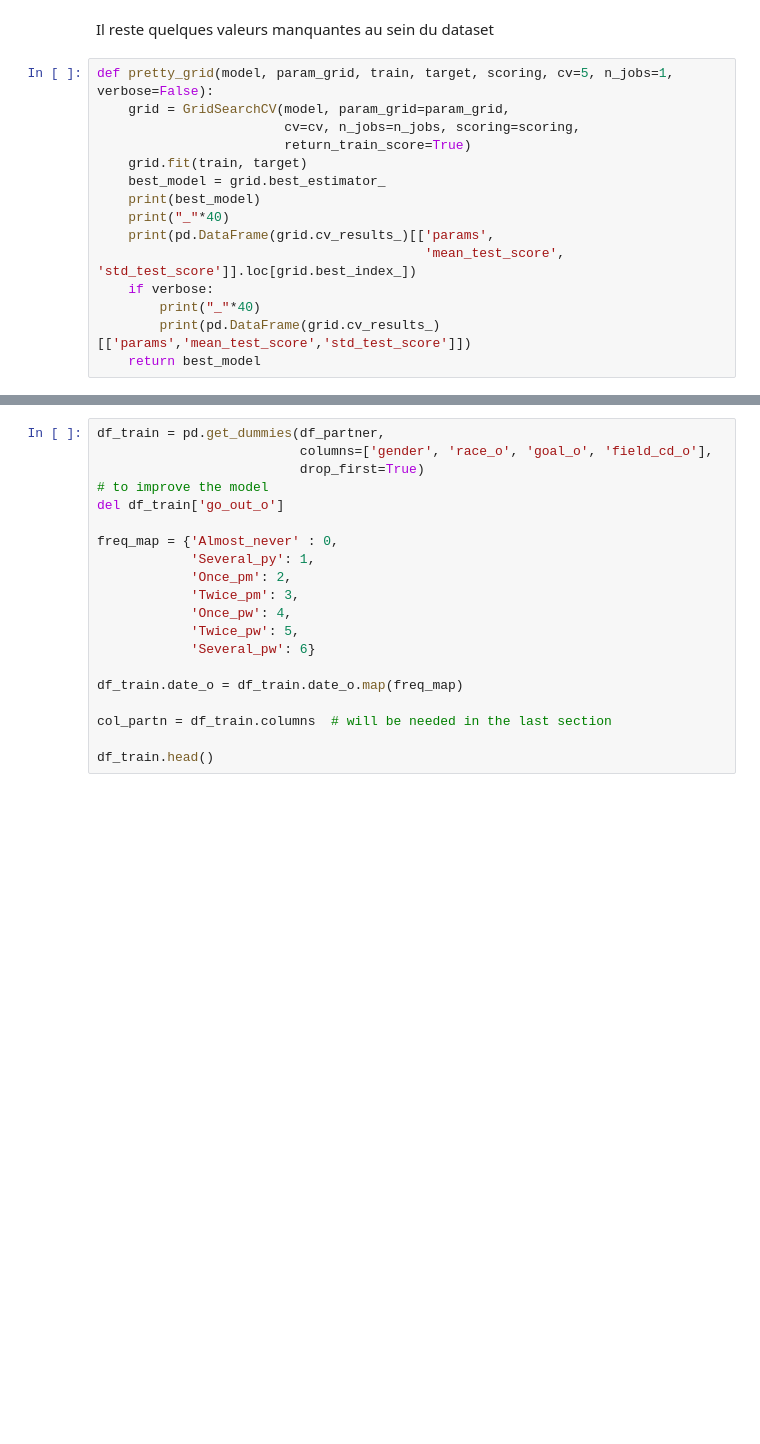
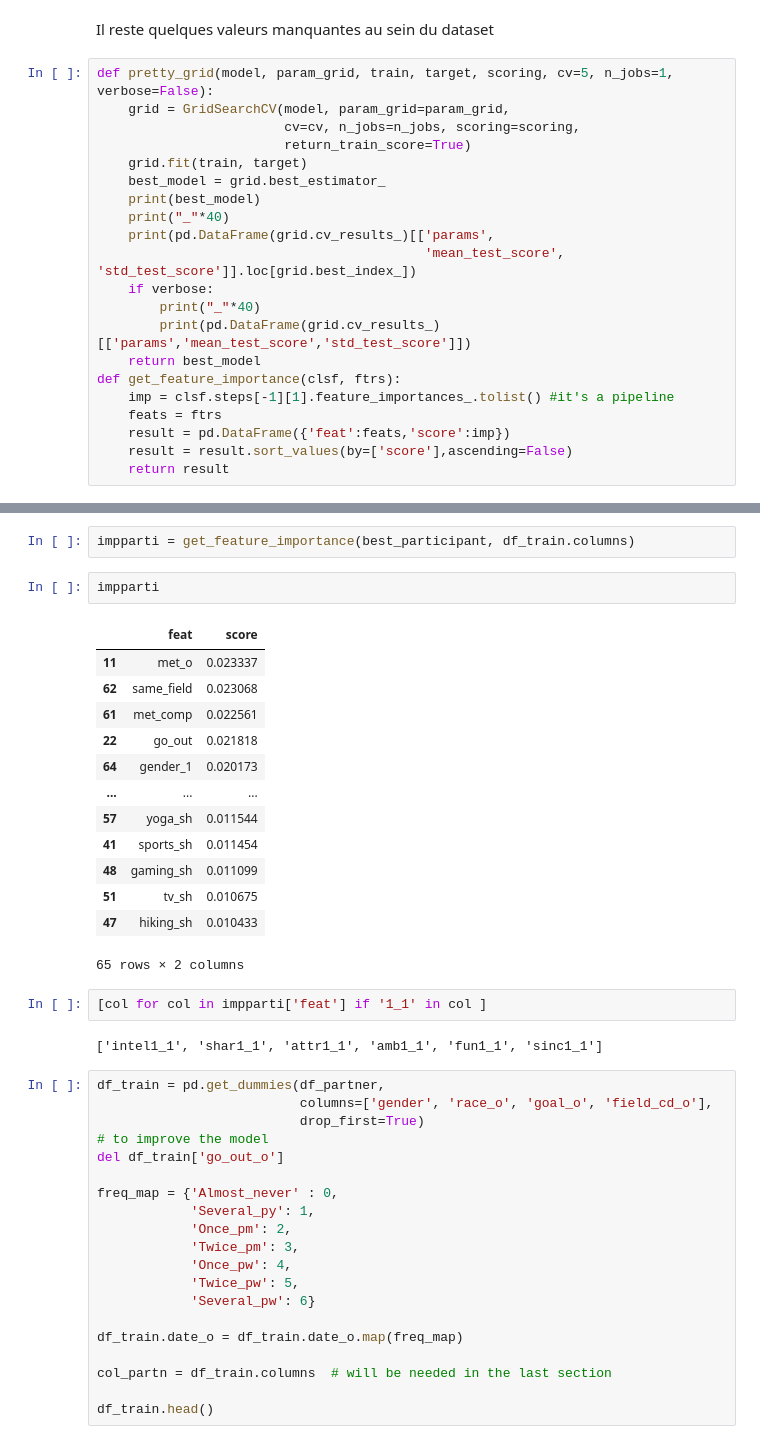
Before and after one commit to bento7/BigData, a Jupyter notebook: CHAUVEL_BENJAMIN.ipynb, the cells around one changed output, grey strips where cells are left out. Cells and saved outputs as stored; diff of their text form; blank space fills up the shorter version.

```diff
--- a/CHAUVEL_BENJAMIN.ipynb
+++ b/CHAUVEL_BENJAMIN.ipynb
@@ -1118,6 +1126,12 @@ def pretty_grid(model, param_grid, train, target, scoring, cv=5, n_jobs=1, verbo
         print("_"*40)
         print(pd.DataFrame(grid.cv_results_)[['params','mean_test_score','std_test_score']])
     return best_model
+def get_feature_importance(clsf, ftrs):
+    imp = clsf.steps[-1][1].feature_importances_.tolist() #it's a pipeline
+    feats = ftrs
+    result = pd.DataFrame({'feat':feats,'score':imp})
+    result = result.sort_values(by=['score'],ascending=False)
+    return result
 # %%
 pipe = Pipeline([imputer,
                  ('xgb', XGBClassifier(n_jobs=1, random_state=42))])
@@ -1153,3 +1165,25 @@ only partner info
+# %%
+impparti = get_feature_importance(best_participant, df_train.columns)
+# %%
+impparti
+# %% [output]
+|  | feat | score |
+| 11 | met_o | 0.023337 |
+| 62 | same_field | 0.023068 |
+| 61 | met_comp | 0.022561 |
+| 22 | go_out | 0.021818 |
+| 64 | gender_1 | 0.020173 |
+| ... | ... | ... |
+| 57 | yoga_sh | 0.011544 |
+| 41 | sports_sh | 0.011454 |
+| 48 | gaming_sh | 0.011099 |
+| 51 | tv_sh | 0.010675 |
+| 47 | hiking_sh | 0.010433 |
+65 rows × 2 columns
+# %%
+[col for col in impparti['feat'] if '1_1' in col ]
+# %% [output]
+['intel1_1', 'shar1_1', 'attr1_1', 'amb1_1', 'fun1_1', 'sinc1_1']
 # %%
 df_train = pd.get_dummies(df_partner,
                           columns=['gender', 'race_o', 'goal_o', 'field_cd_o'],
```
Also changed, not shown: parts of 19 cells of this notebook.
